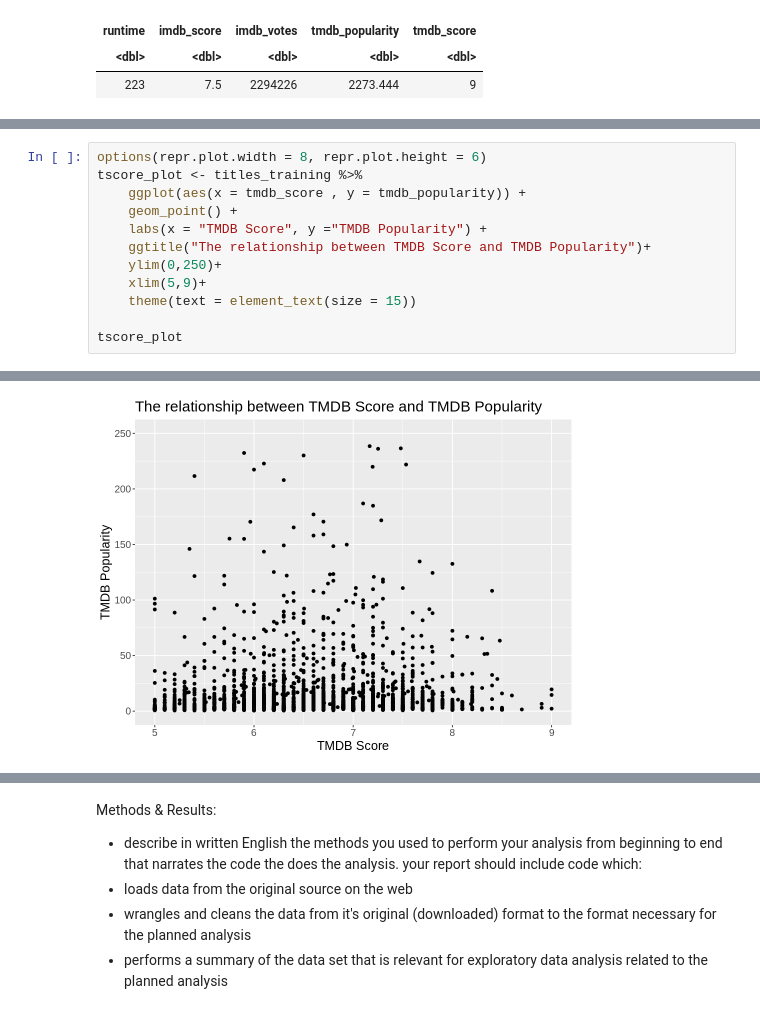
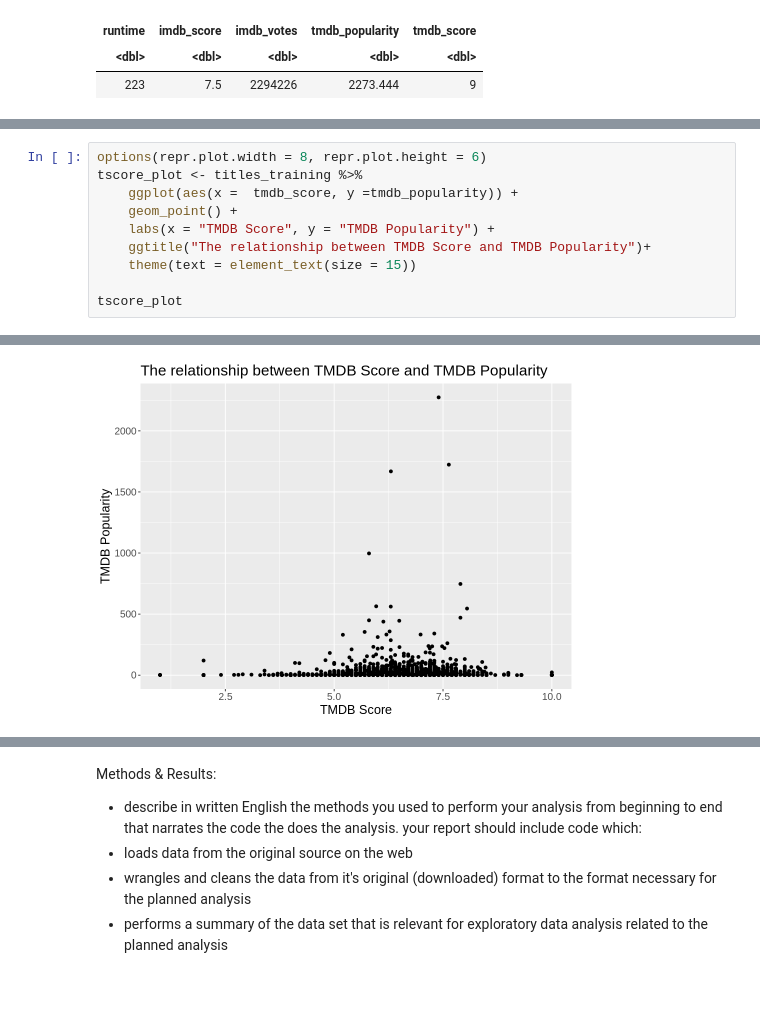
Before and after one commit to sm020402/dsci-100-2022w1-group-98, a Jupyter notebook: project_proposal/report.ipynb, the cells around one changed output, grey strips where cells are left out. Cells and saved outputs as stored; diff of their text form.

```diff
--- a/project_proposal/report.ipynb
+++ b/project_proposal/report.ipynb
@@ -126,12 +118,10 @@ Warning message:
 # %%
 options(repr.plot.width = 8, repr.plot.height = 6)
 tscore_plot <- titles_training %>%
-    ggplot(aes(x = tmdb_score , y = tmdb_popularity)) +
+    ggplot(aes(x =  tmdb_score, y =tmdb_popularity)) +
     geom_point() +
-    labs(x = "TMDB Score", y ="TMDB Popularity") +
+    labs(x = "TMDB Score", y = "TMDB Popularity") +
     ggtitle("The relationship between TMDB Score and TMDB Popularity")+
-    ylim(0,250)+
-    xlim(5,9)+
     theme(text = element_text(size = 15))
 
 tscore_plot
@@ -141 +129 @@ Warning message:
-[figure, old version]
+[figure, new version]
```
Also changed, not shown: parts of 9 cells of this notebook.
